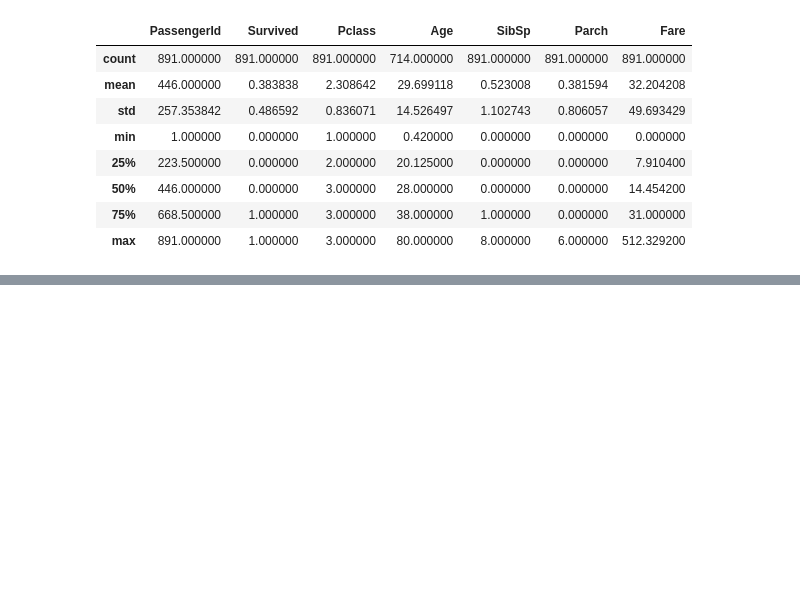
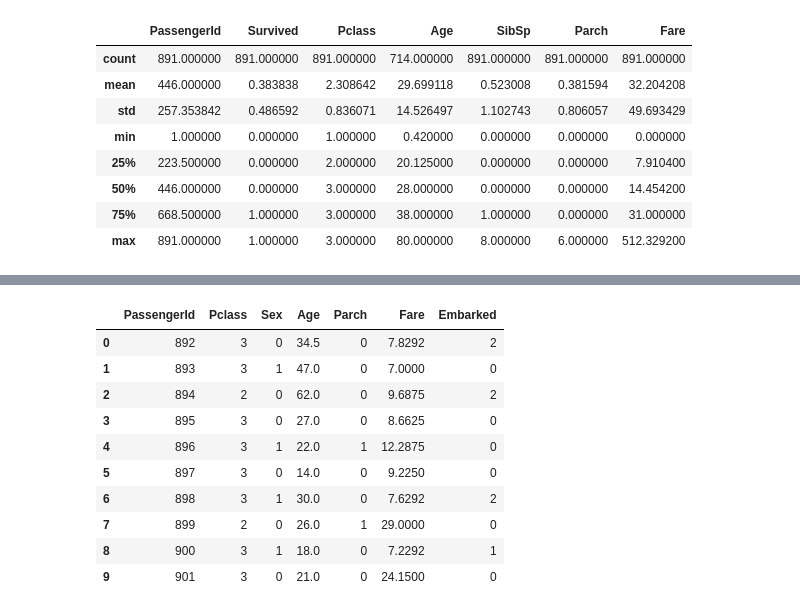
Before and after one commit to HectorSin/kaggle, a Jupyter notebook: Titanic/model.ipynb, the cells around one changed output, grey strips where cells are left out. Cells and saved outputs as stored; diff of their text form; code cells hidden in the pictures; blank space fills up the shorter version.

```diff
--- a/Titanic/model.ipynb
+++ b/Titanic/model.ipynb
@@ -133,0 +252,17 @@ train_df.describe()
+# %%
+test_df = test_df.drop(['Name'], axis = 1)
+test_df = test_df.drop(['SibSp'], axis = 1)
+# %%
+test_df.head(10)
+# %% [output]
+|  | PassengerId | Pclass | Sex | Age | Parch | Fare | Embarked |
+| 0 | 892 | 3 | 0 | 34.5 | 0 | 7.8292 | 2 |
+| 1 | 893 | 3 | 1 | 47.0 | 0 | 7.0000 | 0 |
+| 2 | 894 | 2 | 0 | 62.0 | 0 | 9.6875 | 2 |
+| 3 | 895 | 3 | 0 | 27.0 | 0 | 8.6625 | 0 |
+| 4 | 896 | 3 | 1 | 22.0 | 1 | 12.2875 | 0 |
+| 5 | 897 | 3 | 0 | 14.0 | 0 | 9.2250 | 0 |
+| 6 | 898 | 3 | 1 | 30.0 | 0 | 7.6292 | 2 |
+| 7 | 899 | 2 | 0 | 26.0 | 1 | 29.0000 | 0 |
+| 8 | 900 | 3 | 1 | 18.0 | 0 | 7.2292 | 1 |
+| 9 | 901 | 3 | 0 | 21.0 | 0 | 24.1500 | 0 |
```
Also changed, not shown: parts of 33 cells of this notebook.
